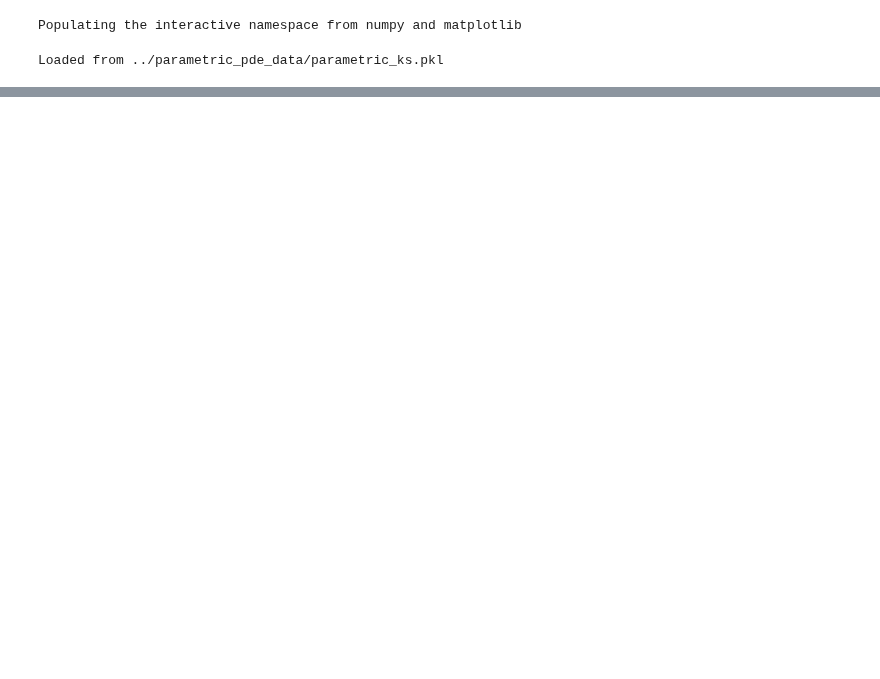
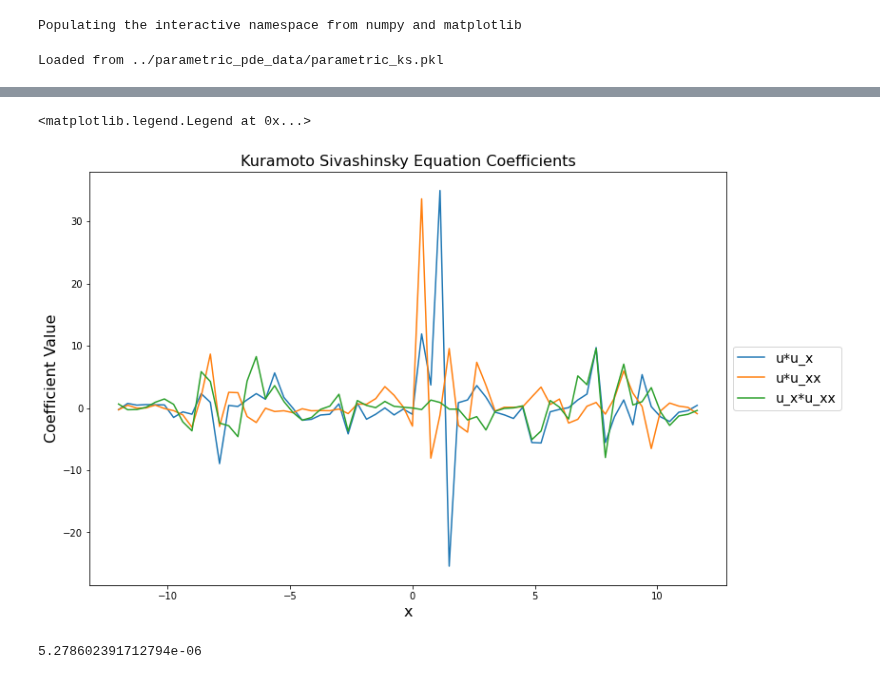
Before and after one commit to Pongpisit-Thanasutives/Multi-task-Physics-informed-neural-networks, a Jupyter notebook: inverse_parametric_ks/parametric_ks (without f & g).ipynb, the cells around one changed output, grey strips where cells are left out. Cells and saved outputs as stored; diff of their text form; code cells hidden in the pictures; blank space fills up the shorter version.

```diff
--- a/inverse_parametric_ks/parametric_ks (without f & g).ipynb
+++ b/inverse_parametric_ks/parametric_ks (without f & g).ipynb
@@ -125,0 +159,13 @@ F.mse_loss(pinn(*dimension_slicing(X_star))[0], u_star)
+# %%
+Xi_n,Tol_n,Losses_n = TrainSGTRidge(Thetan_grouped, Utn_grouped)
+xi_n = Xi_n[np.argmin(Losses_n)]
+
+pylab.rcParams['figure.figsize'] = (12, 8)
+for j in range(xi_n.shape[0]):
+    if np.linalg.norm(xi_n[j,:]) > 10**-10:
+        plot(xi_n[j,:], label = rhs_des[j])
+
+title('Kuramoto Sivashinsky Equation Coefficients', fontsize = 16)
+xlabel('Time', fontsize = 16)
+ylabel('Coefficient Value', fontsize = 16)
+legend(loc='center left', bbox_to_anchor=(1, 0.5), fontsize = 14)
@@ -126,5 +174,11 @@ F.mse_loss(pinn(*dimension_slicing(X_star))[0], u_star)
 # %%
+n, m = (min(spatial_dims, time_dims), min(spatial_dims, time_dims))
+
 grads_dict = pinn.gradients_dict(*dimension_slicing(X_star))
+
+for e in grads_dict:
+    val = grads_dict[e].reshape(X.shape).T[:, -n:].T
+    grads_dict[e] = to_column_vector(val)
 
 feature_names = list(grads_dict.keys())
 print(feature_names)
@@ -143,8 +199,8 @@ poly_feature_names = poly.get_feature_names(feature_names)
 for i, f in enumerate(poly_feature_names):
     poly_feature_names[i] = f.replace(" ", "*")
 # %%
-Theta_grouped = [real(Theta[time_dims*np.arange(spatial_dims)+j,:]) for j in range(spatial_dims)]
-Ut_grouped = [real(u_t[time_dims*np.arange(spatial_dims)+j]) for j in range(spatial_dims)]
+Theta_grouped = [real(Theta[n*np.arange(m)+j,:]) for j in range(n)]
+Ut_grouped = [real(u_t[n*np.arange(m)+j]) for j in range(n)]
 # %%
-Xi,Tol,Losses = TrainSGTRidge(Theta_grouped, Ut_grouped, num_tols=100)
+Xi,Tol,Losses = TrainSGTRidge(Theta_grouped, Ut_grouped)
 xi = Xi[np.argmin(Losses)]
@@ -151,11 +210,13 @@ xi = Xi[np.argmin(Losses)]
 # %%
 pylab.rcParams['figure.figsize'] = (12, 8)
 for j in range(xi.shape[0]):
-    if np.linalg.norm(xi[j,:]) > 10**-10:
-        print(j, '->', poly_feature_names[j])
-        plot(xi[j,:], label = poly_feature_names[j])
+    if np.linalg.norm(xi[j,:]) > 20:
+        plot(x, xi[j,:], label = poly_feature_names[j])
 
-title('Burgers Equation Coefficients', fontsize = 16)
-xlabel('Time', fontsize = 16)
+title('Kuramoto Sivashinsky Equation Coefficients', fontsize = 16)
+xlabel('x', fontsize = 16)
 ylabel('Coefficient Value', fontsize = 16)
 legend(loc='center left', bbox_to_anchor=(1, 0.5), fontsize = 14)
+# %% [output]
+<matplotlib.legend.Legend at 0x...>
+[figure, added]
@@ -161,0 +225,4 @@ legend(loc='center left', bbox_to_anchor=(1, 0.5), fontsize = 14)
+# %%
+((Exact[:, -64:]-u_pred.reshape(X.shape).T[:, -64:].detach().numpy())**2).mean()
+# %% [output]
+5.278602391712794e-06
```
Also changed, not shown: parts of 18 cells of this notebook, 3 other files.
